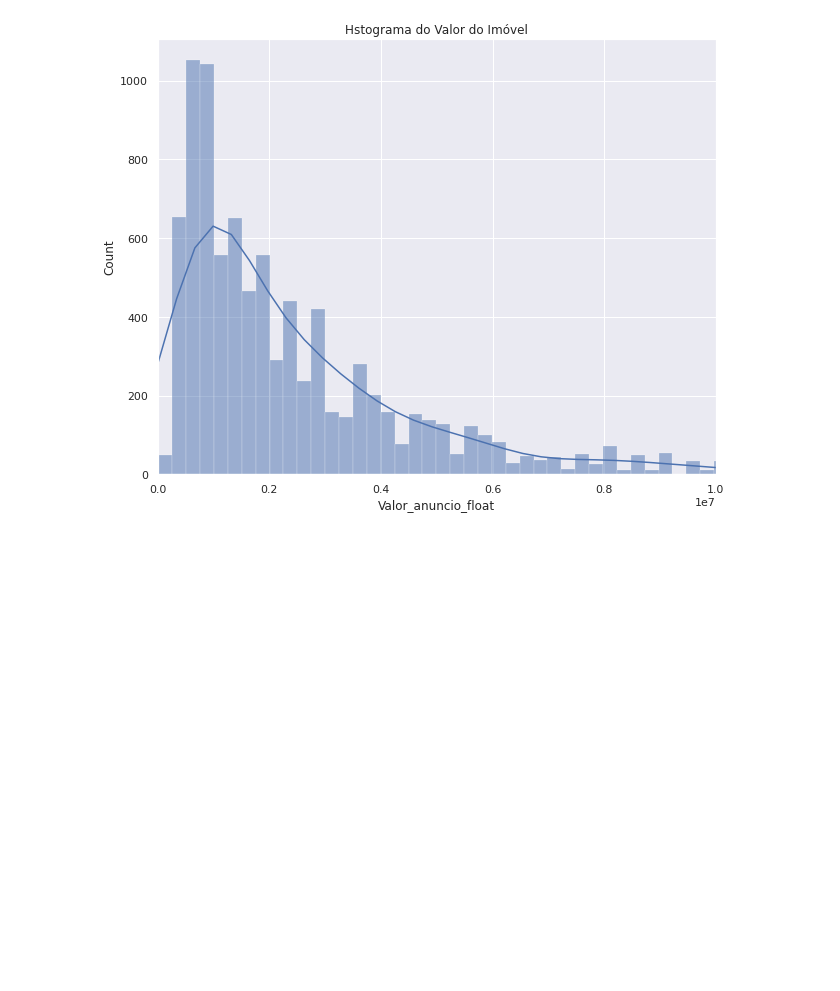
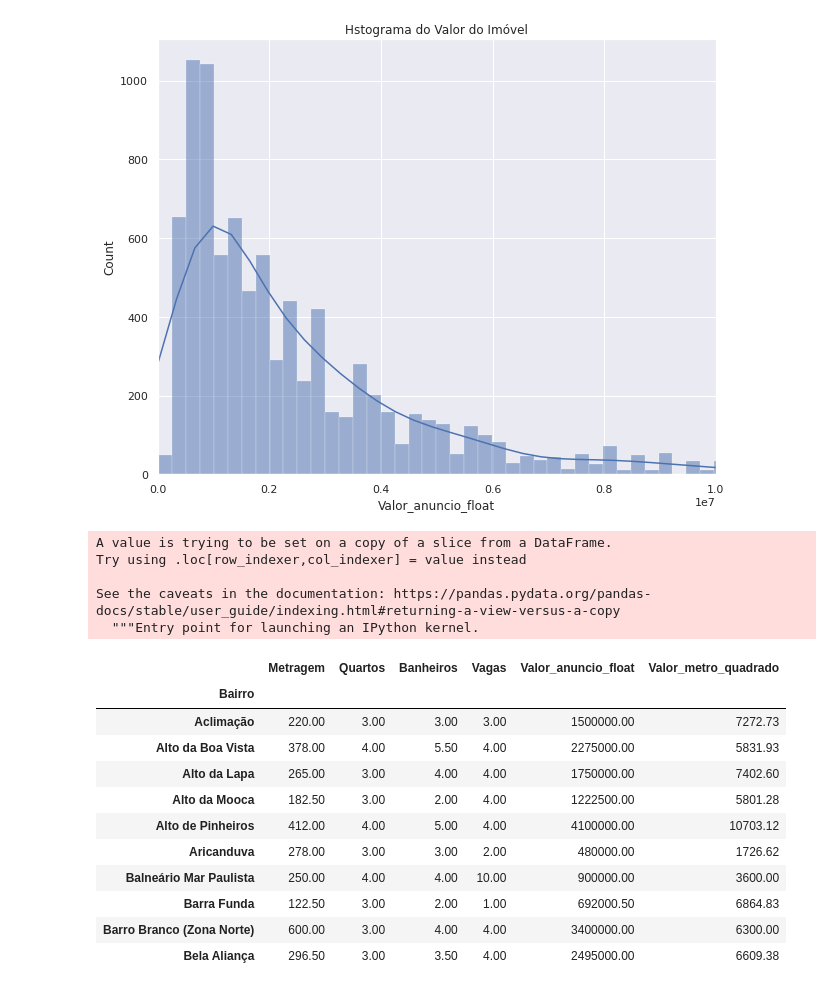
Before and after one commit to rodrigoyujisato/alura-data-science-maio-2022, a Jupyter notebook: alura_data_science_maio_2022.ipynb, the cells around one changed output. Saved outputs shown, nothing was run; the diff lists cells and outputs as text; code cells hidden in the pictures; blank space fills up the shorter version.

```diff
--- a/alura_data_science_maio_2022.ipynb
+++ b/alura_data_science_maio_2022.ipynb
@@ -356,3 +356,25 @@ plt.xlim((-50, 10000000))
 plt.show()
 # %% [output]
 [figure]
+# %%
+data_filtrado["Valor_metro_quadrado"] = data_filtrado["Valor_anuncio_float"] / data_filtrado["Metragem"]
+media_groupby = data_filtrado.groupby('Bairro').median() # groupby method
+media_groupby.head(10) # first 10 cases
+# %% [output]
+A value is trying to be set on a copy of a slice from a DataFrame.
+Try using .loc[row_indexer,col_indexer] = value instead
+
+See the caveats in the documentation: https://pandas.pydata.org/pandas-docs/stable/user_guide/indexing.html#returning-a-view-versus-a-copy
+  """Entry point for launching an IPython kernel.
+|  | Metragem | Quartos | Banheiros | Vagas | Valor_anuncio_float | Valor_metro_quadrado |
+| Bairro |  |  |  |  |  |  |
+| Aclimação | 220.00 | 3.00 | 3.00 | 3.00 | 1500000.00 | 7272.73 |
+| Alto da Boa Vista | 378.00 | 4.00 | 5.50 | 4.00 | 2275000.00 | 5831.93 |
+| Alto da Lapa | 265.00 | 3.00 | 4.00 | 4.00 | 1750000.00 | 7402.60 |
+| Alto da Mooca | 182.50 | 3.00 | 2.00 | 4.00 | 1222500.00 | 5801.28 |
+| Alto de Pinheiros | 412.00 | 4.00 | 5.00 | 4.00 | 4100000.00 | 10703.12 |
+| Aricanduva | 278.00 | 3.00 | 3.00 | 2.00 | 480000.00 | 1726.62 |
+| Balneário Mar Paulista | 250.00 | 4.00 | 4.00 | 10.00 | 900000.00 | 3600.00 |
+| Barra Funda | 122.50 | 3.00 | 2.00 | 1.00 | 692000.50 | 6864.83 |
+| Barro Branco (Zona Norte) | 600.00 | 3.00 | 4.00 | 4.00 | 3400000.00 | 6300.00 |
+| Bela Aliança | 296.50 | 3.00 | 3.50 | 4.00 | 2495000.00 | 6609.38 |
```
Also changed, not shown: parts of 2 cells of this notebook.
